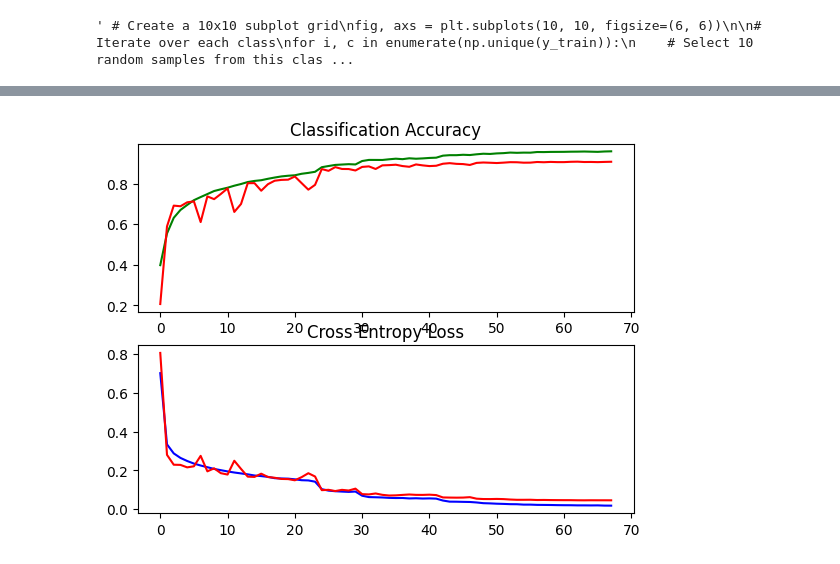
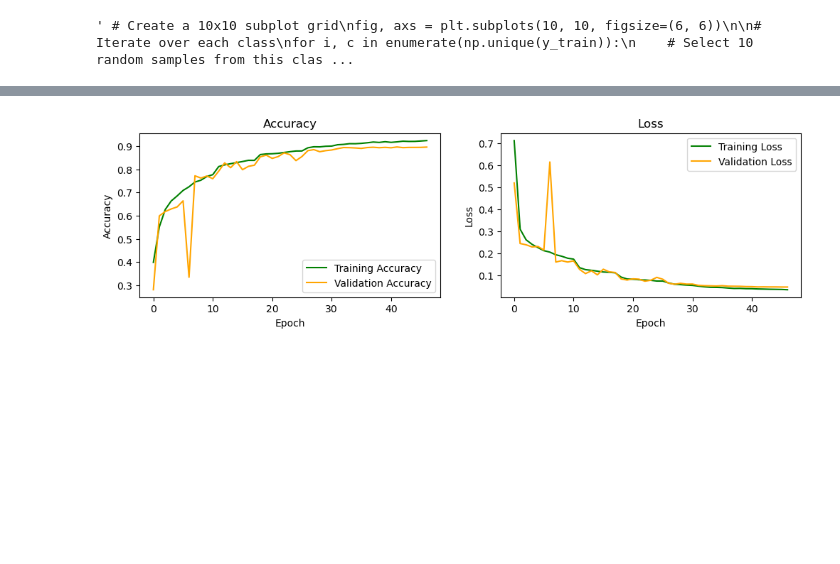
Before and after one commit to Grimngor/Image_Classification_CNN-G3, a Jupyter notebook: Javi_CNN _final.ipynb, the cells around one changed output, grey strips where cells are left out. Drawn from its saved outputs; the diff is of its cells as text; code cells hidden in the pictures; blank space fills up the shorter version.

```diff
--- a/Javi_CNN _final.ipynb
+++ b/Javi_CNN _final.ipynb
@@ -134,27 +117,28 @@ def focal_loss(gamma=2.0, alpha=0.25):
     """
     def focal_loss_fixed(y_true, y_pred):
         # Clip predictions to prevent log(0) error
-        y_pred = backend.clip(y_pred, backend.epsilon(), 1 - backend.epsilon())
+        y_pred = tf.keras.backend.clip(y_pred, tf.keras.backend.epsilon(), 1 - tf.keras.backend.epsilon())
 
         # Compute the cross-entropy loss
-        ce_loss = -y_true * backend.log(y_pred)
+        ce_loss = -y_true * tf.keras.backend.log(y_pred)
 
         # Calculate the focal loss component
-        loss = alpha * backend.pow(1 - y_pred, gamma) * ce_loss
+        loss = alpha * tf.keras.backend.pow(1 - y_pred, gamma) * ce_loss
 
         # Return the mean loss across all samples
-        return backend.sum(loss, axis=1)
+        return tf.keras.backend.sum(loss, axis=1)
 
     return focal_loss_fixed
 # %%
 ### TRAINING THE MODEL ###
 
 # Compiling the model # TODO: Try different accuracy metrics?
-model_seq.compile(
+model.compile(
     optimizer=Adam(),
     loss=focal_loss(gamma=2.0, alpha=0.25),
     #loss=CategoricalCrossentropy(label_smoothing=0.1),
-    metrics=['accuracy'])
+    metrics=['accuracy']
+    )
 
 # Calculate class weights to adjust the loss function based on the training data
 class_weights = compute_class_weight(class_weight='balanced',
@@ -171,7 +155,7 @@ early_stopping = EarlyStopping(monitor='val_accuracy', patience=5, mode='max', r
 lr_scheduler = ReduceLROnPlateau(monitor='val_accuracy', factor=0.5, patience=3, verbose=1)
 
 # Training the model
-history = model_seq.fit(x_train, y_train,
+history = model.fit(x_train, y_train,
     epochs=100, #50
     batch_size=128, #512
     validation_split=0.2,
@@ -201,34 +169,42 @@ Epoch 68/100
 # %%
 # Plot Accuracy
-plt.subplot(211)
-plt.title('Classification Accuracy')
-plt.plot(history.history['accuracy'], color='green', label='train')
-plt.plot(history.history['val_accuracy'], color='red', label='val')
+plt.figure(figsize=(12, 3))
+plt.subplot(1, 2, 1)
+plt.title('Accuracy')
+plt.plot(history.history['accuracy'], color='green', label='Training Accuracy')
+plt.plot(history.history['val_accuracy'], color='orange', label='Validation Accuracy')
+plt.xlabel('Epoch')
+plt.ylabel('Accuracy')
+plt.legend()
 
 # Plot Loss
-plt.subplot(212)
-plt.title('Cross Entropy Loss')
-plt.plot(history.history['loss'], color='blue', label='train')
-plt.plot(history.history['val_loss'], color='red', label='val')
+plt.subplot(1, 2, 2)
+plt.title('Loss')
+plt.plot(history.history['loss'], color='green', label='Training Loss')
+plt.plot(history.history['val_loss'], color='orange', label='Validation Loss')
+plt.xlabel('Epoch')
+plt.ylabel('Loss')
+plt.legend()
+
 plt.show()
 
 # Evaluate on test set
-test_loss, test_acc = model_seq.evaluate(x_test, y_test)
+test_loss, test_acc = model.evaluate(x_test, y_test)
 
 # Get final training metrics
 train_acc = history.history['accuracy'][-1]
 train_loss = history.history['loss'][-1]
 
 # Get final validation metrics
 val_acc = history.history['val_accuracy'][-1]
 val_loss = history.history['val_loss'][-1]
 
 print(f'Training Accuracy:\t{train_acc:.4f},\tLoss: {train_loss:.4f}')
 print(f'Validation Accuracy:\t{val_acc:.4f},\tLoss: {val_loss:.4f}')
 print(f'Test Accuracy:\t\t{test_acc:.4f},\tLoss: {test_loss:.4f}')
 
 # Adam, DropOuts: Acc = 0.8317 Loss = 0.5056
 # Adam, NoDropOuts: Acc = 0.7353 Loss = 0.7353
 # SGD, NoDropOuts: Acc = 0.5973 Loss = 1.1429
 # %% [output]
-[figure, old version]
+[figure, new version]
```
Also changed, not shown: parts of 6 cells of this notebook, 1 other file.
